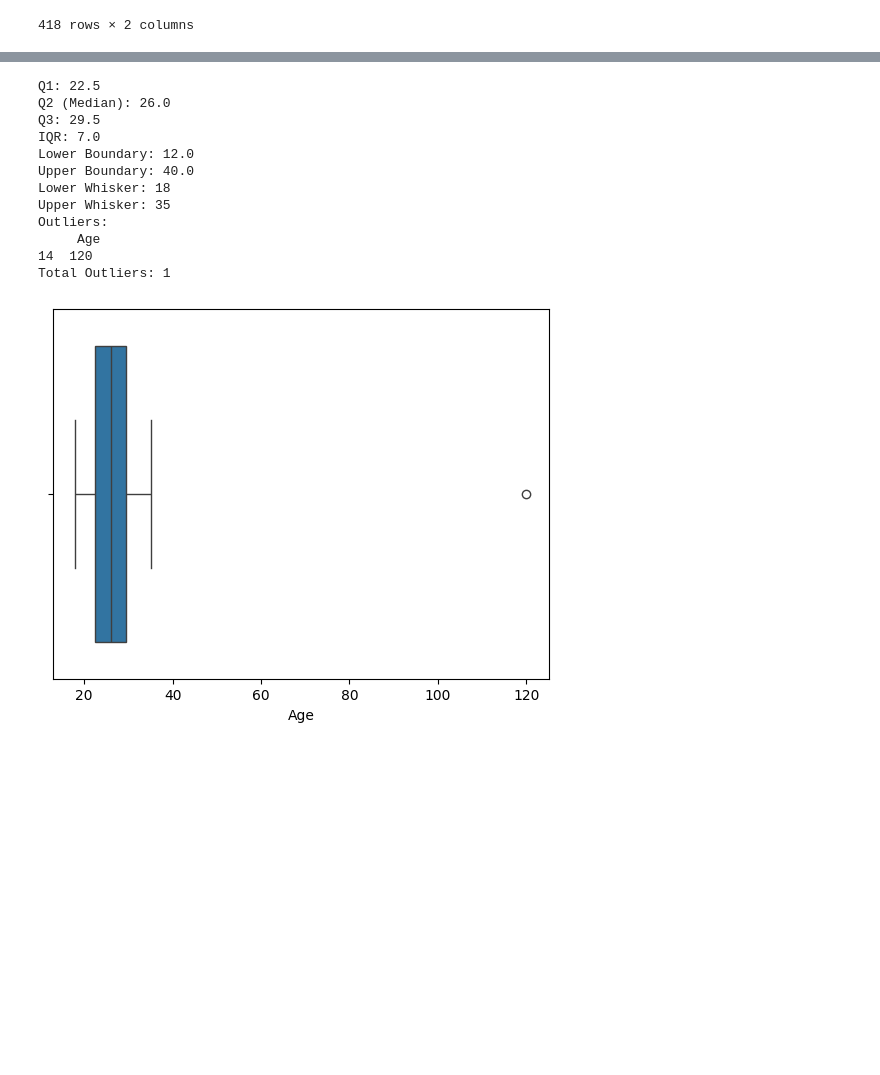
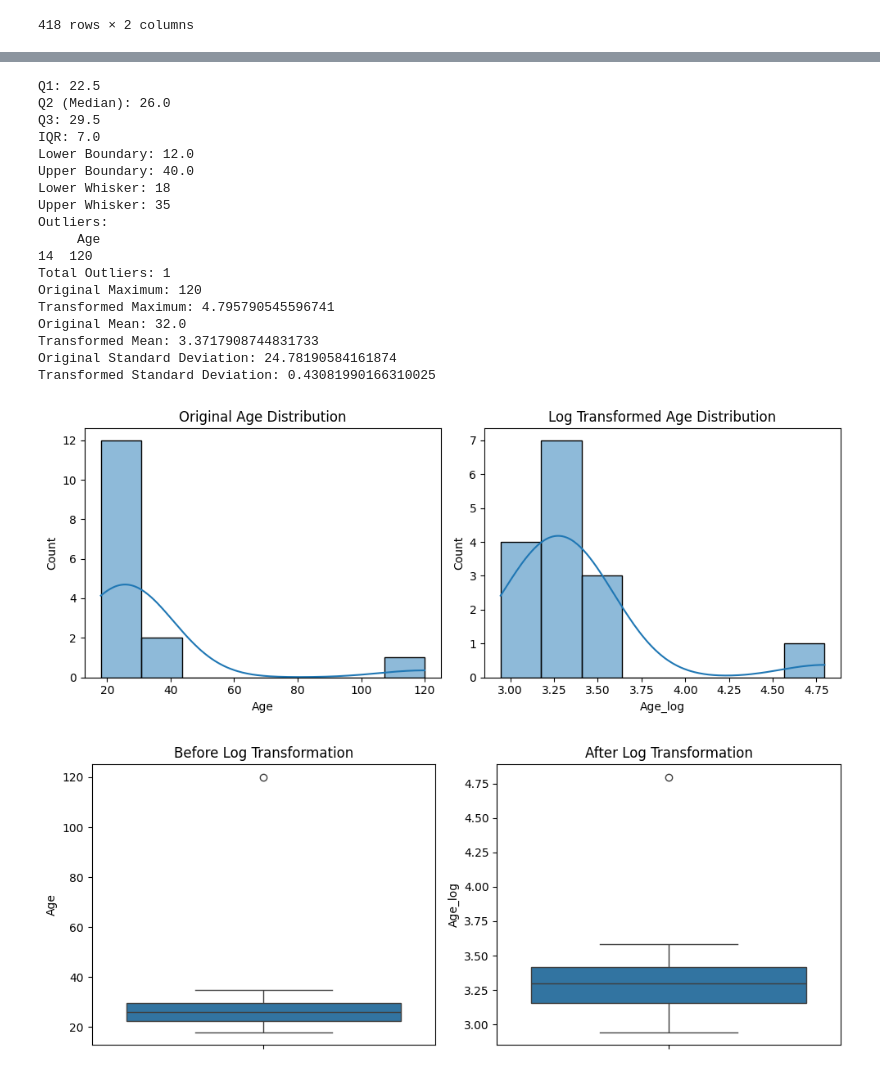
Before and after one commit to Anushka924403/learning_preprocessing, a Jupyter notebook: Data_Preprocessing_Learning.ipynb, the cells around one changed output, grey strips where cells are left out. Cells and saved outputs as stored; diff of their text form; code cells hidden in the pictures; blank space fills up the shorter version.

```diff
--- a/Data_Preprocessing_Learning.ipynb
+++ b/Data_Preprocessing_Learning.ipynb
@@ -612,32 +697,77 @@ upper = Q3 + 1.5 * IQR  # Calculates upper boundary
 print("Lower Boundary:", lower)
 print("Upper Boundary:", upper)
 #Calculate Actual Whisker Endpoints
 lower_whisker = df[df['Age'] >= lower]['Age'].min()  # Finds smallest non-outlier value
 
 upper_whisker = df[df['Age'] <= upper]['Age'].max()  # Finds largest non-outlier value
 
 print("Lower Whisker:", lower_whisker)
 print("Upper Whisker:", upper_whisker)
 #Detect Outliers
 outliers = df[(df['Age'] < lower) | (df['Age'] > upper)]  # Identifies outliers
 
 print("Outliers:\n", outliers)
 print("Total Outliers:", outliers.shape[0])
 #Visualize Using Box Plot
-sns.boxplot(x=df['Age'])  # Creates box plot to visualize distribution and outliers
+#sns.boxplot(x=df['Age'])  # Creates box plot to visualize distribution and outliers
 
+#plt.show()
+
+# REMOVING OUTLIER
+# Method 4: Log Transformation
+# Apply Log Transformation
+df['Age_log'] = np.log1p(df['Age'])  # Applies log(1 + Age) transformation
+
+df
+# Compare Original and Transformed Values
+print("Original Maximum:", df['Age'].max())
+print("Transformed Maximum:", df['Age_log'].max())
+
+print("Original Mean:", df['Age'].mean())
+print("Transformed Mean:", df['Age_log'].mean())
+
+print("Original Standard Deviation:", df['Age'].std())
+print("Transformed Standard Deviation:", df['Age_log'].std())
+# Visualize Before and After
+fig, axes = plt.subplots(1, 2, figsize=(10, 4))
+
+sns.histplot(df['Age'], kde=True, ax=axes[0])
+axes[0].set_title("Original Age Distribution")
+
+sns.histplot(df['Age_log'], kde=True, ax=axes[1])
+axes[1].set_title("Log Transformed Age Distribution")
+
+plt.tight_layout()
 plt.show()
+#Compare Using Boxplots
+fig, axes = plt.subplots(1, 2, figsize=(10, 4))
+
+sns.boxplot(y=df['Age'], ax=axes[0])
+axes[0].set_title("Before Log Transformation")
+
+sns.boxplot(y=df['Age_log'], ax=axes[1])
+axes[1].set_title("After Log Transformation")
+
+plt.tight_layout()
+plt.show()
 # %% [output]
 Q1: 22.5
 Q2 (Median): 26.0
 Q3: 29.5
 IQR: 7.0
 Lower Boundary: 12.0
 Upper Boundary: 40.0
 Lower Whisker: 18
 Upper Whisker: 35
 Outliers:
      Age
 14  120
 Total Outliers: 1
+Original Maximum: 120
+Transformed Maximum: 4.795790545596741
+Original Mean: 32.0
+Transformed Mean: 3.3717908744831733
+Original Standard Deviation: 24.78190584161874
+Transformed Standard Deviation: 0.43081990166310025
-[figure, old version]
+[figure, new version]
+[figure, added]
```
Also changed, not shown: parts of 4 cells of this notebook.
